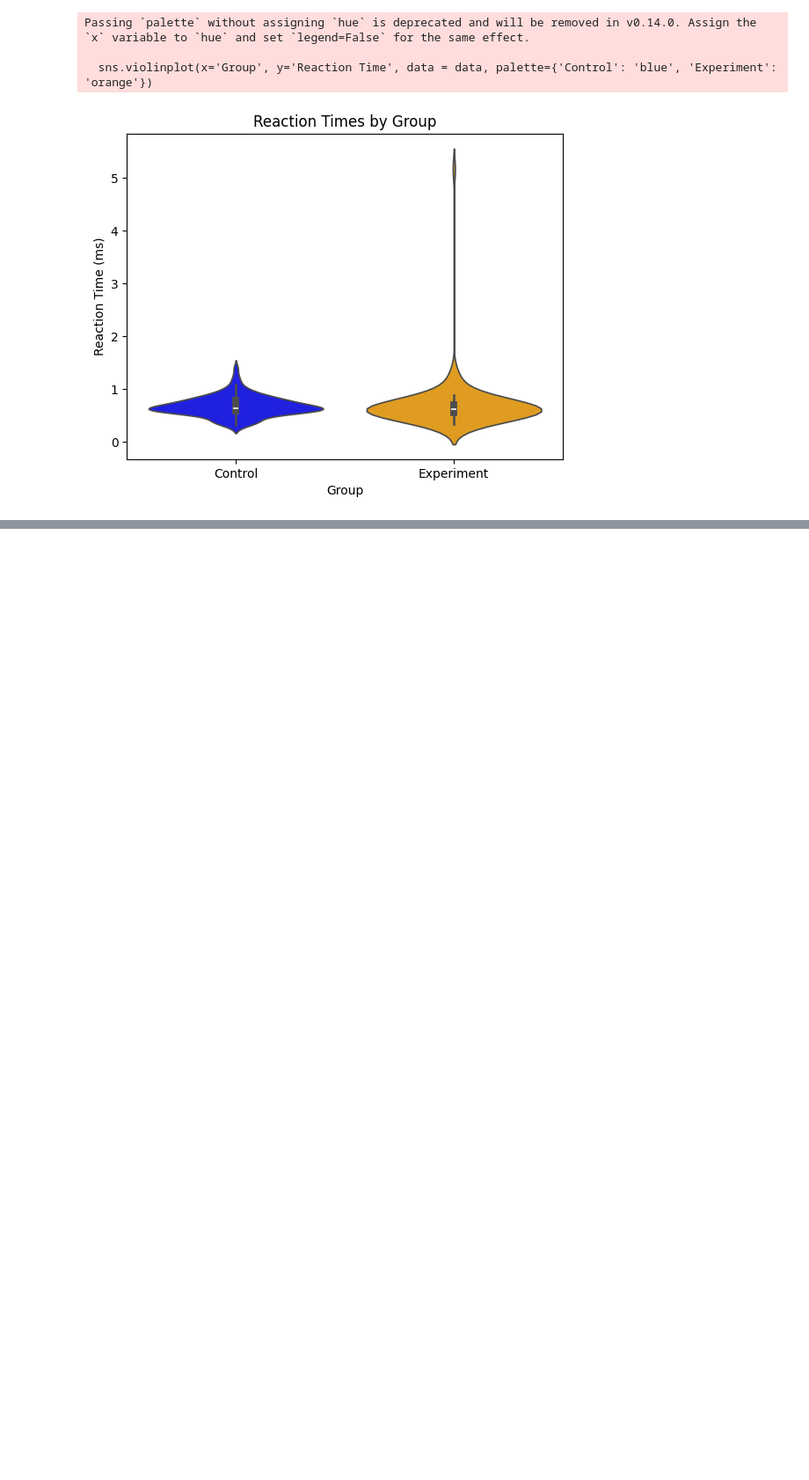
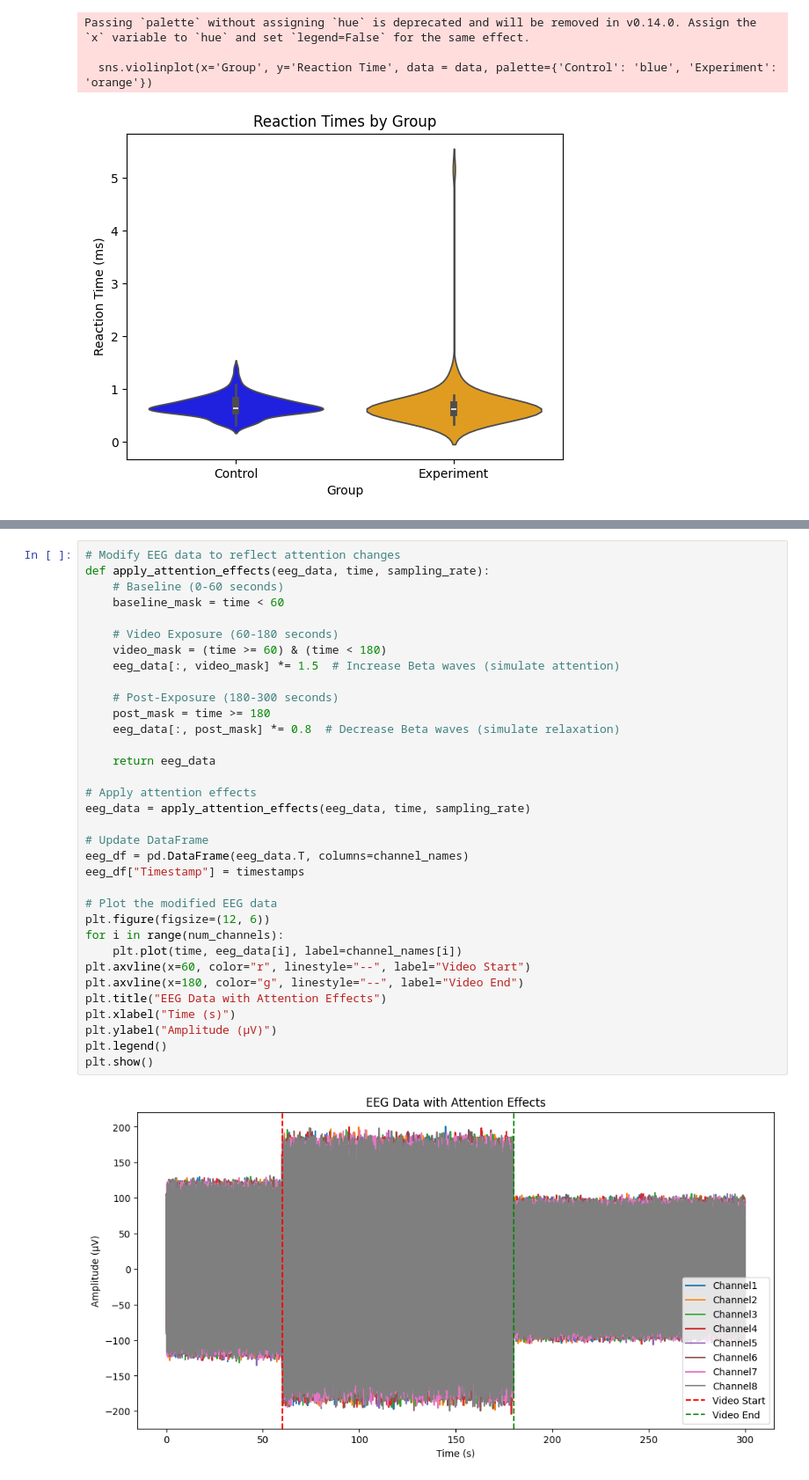
Before and after one commit to kkatevu/COGS189---Final-Project, a Jupyter notebook: COGS189/project_meat/Notebooks/eeg_data_analysis.ipynb, the cells around one changed output, grey strips where cells are left out. Shown at 88% size. Drawn from its saved outputs; the diff is of its cells as text; blank space fills up the shorter version.

```diff
--- a/COGS189/project_meat/Notebooks/eeg_data_analysis.ipynb
+++ b/COGS189/project_meat/Notebooks/eeg_data_analysis.ipynb
@@ -523,0 +595,36 @@ Passing `palette` without assigning `hue` is deprecated and will be removed in v
+# %%
+# Modify EEG data to reflect attention changes
+def apply_attention_effects(eeg_data, time, sampling_rate):
+    # Baseline (0-60 seconds)
+    baseline_mask = time < 60
+
+    # Video Exposure (60-180 seconds)
+    video_mask = (time >= 60) & (time < 180)
+    eeg_data[:, video_mask] *= 1.5  # Increase Beta waves (simulate attention)
+
+    # Post-Exposure (180-300 seconds)
+    post_mask = time >= 180
+    eeg_data[:, post_mask] *= 0.8  # Decrease Beta waves (simulate relaxation)
+
+    return eeg_data
+
+# Apply attention effects
+eeg_data = apply_attention_effects(eeg_data, time, sampling_rate)
+
+# Update DataFrame
+eeg_df = pd.DataFrame(eeg_data.T, columns=channel_names)
+eeg_df["Timestamp"] = timestamps
+
+# Plot the modified EEG data
+plt.figure(figsize=(12, 6))
+for i in range(num_channels):
+    plt.plot(time, eeg_data[i], label=channel_names[i])
+plt.axvline(x=60, color="r", linestyle="--", label="Video Start")
+plt.axvline(x=180, color="g", linestyle="--", label="Video End")
+plt.title("EEG Data with Attention Effects")
+plt.xlabel("Time (s)")
+plt.ylabel("Amplitude (µV)")
+plt.legend()
+plt.show()
+# %% [output]
+[figure, added]
```
Also changed, not shown: parts of 3 cells of this notebook.
